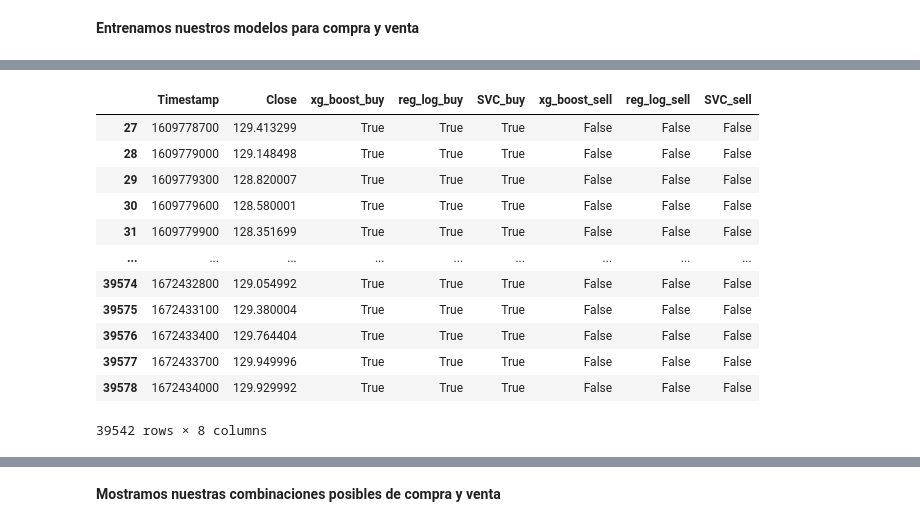
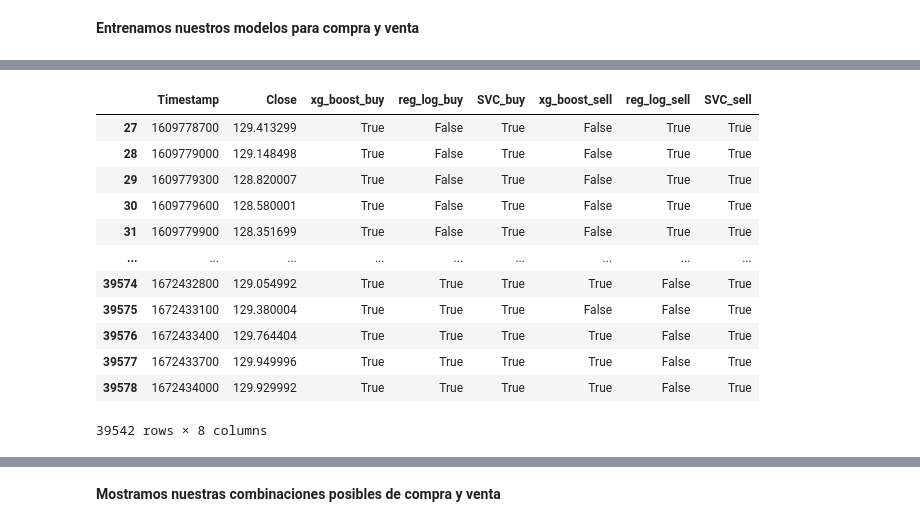
Before and after one commit to rodo1234/003_ML, a Jupyter notebook: prueba.ipynb, the cells around one changed output, grey strips where cells are left out. Cells and saved outputs as stored; diff of their text form; code cells hidden in the pictures.

```diff
--- a/report.ipynb
+++ b/prueba.ipynb
@@ -46,14 +46,16 @@ df
 # %%
 # Buy
 close_data = df[['Timestamp','Close', 'X_t-1', 'X_t-2', 'X_t-3', 'RSI', 'Y_BUY']].dropna()
-x = close_data.drop(columns=['Y_BUY'])
-y = close_data[['Y_BUY']]
-x_train_buy, x_test_buy, y_train_buy, y_test_buy = train_test_split(x, y, test_size=0.3, shuffle=False)
+close_data_bien = close_data.copy()
+x_buy = close_data_bien.drop(columns=['Timestamp','Y_BUY'])
+y_buy = close_data_bien[['Y_BUY']]
+x_train_buy, x_test_buy, y_train_buy, y_test_buy = train_test_split(x_buy, y_buy, test_size=0.3, shuffle=False)
 
 close_data2 = df[['Timestamp','Close', 'X_t-1', 'X_t-2', 'X_t-3', 'RSI', 'Y_SELL']].dropna()
-x = close_data2.drop(columns=['Y_SELL'])
-y = close_data2[['Y_SELL']]
-x_train_sell, x_test_sell, y_train_sell, y_test_sell = train_test_split(x, y, test_size=0.3, shuffle=False)
+close_data_bien2 = close_data2.copy()
+x_sell = close_data_bien2.drop(columns=['Timestamp','Y_SELL'])
+y_sell = close_data_bien2[['Y_SELL']]
+x_train_sell, x_test_sell, y_train_sell, y_test_sell = train_test_split(x_sell, y_sell, test_size=0.3, shuffle=False)
 # %%
 # Escalado para el conjunto de compra
 scaler_buy = StandardScaler()
@@ -180,28 +185,28 @@ Execution time: 2.252304259936015 minutes
 # %%
 # Indicadores Buy
-close_data['xg_boost_buy'] = best_model_xgboost_buy.predict(x)
-close_data['reg_log_buy'] = best_model_reg_log_buy.predict(x)
-close_data['SVC_buy'] = best_model_SVC_buy.predict(x)
+close_data['xg_boost_buy'] = best_model_xgboost_buy.predict(x_buy)
+close_data['reg_log_buy'] = best_model_reg_log_buy.predict(x_buy)
+close_data['SVC_buy'] = best_model_SVC_buy.predict(x_buy)
 # Indicadores Sell
 close_data = close_data.drop(columns=['Y_BUY','RSI','X_t-1','X_t-2','X_t-3'])
-close_data['xg_boost_sell'] = best_model_xgboost_sell.predict(x)
-close_data['reg_log_sell'] = best_model_reg_log_sell.predict(x)
-close_data['SVC_sell'] = best_model_SVC_sell.predict(x)
+close_data['xg_boost_sell'] = best_model_xgboost_sell.predict(x_sell)
+close_data['reg_log_sell'] = best_model_reg_log_sell.predict(x_sell)
+close_data['SVC_sell'] = best_model_SVC_sell.predict(x_sell)
 # Convertimos a boleanos
 close_data['xg_boost_buy'] = np.where(close_data['xg_boost_buy']==1, True, False)
 close_data['xg_boost_sell'] = np.where(close_data['xg_boost_sell']==1, True, False)
 close_data
 # %% [output]
 |  | Timestamp | Close | xg_boost_buy | reg_log_buy | SVC_buy | xg_boost_sell | reg_log_sell | SVC_sell |
-| 27 | 1609778700 | 129.413299 | True | True | True | False | False | False |
-| 28 | 1609779000 | 129.148498 | True | True | True | False | False | False |
-| 29 | 1609779300 | 128.820007 | True | True | True | False | False | False |
-| 30 | 1609779600 | 128.580001 | True | True | True | False | False | False |
-| 31 | 1609779900 | 128.351699 | True | True | True | False | False | False |
+| 27 | 1609778700 | 129.413299 | True | False | True | False | True | True |
+| 28 | 1609779000 | 129.148498 | True | False | True | False | True | True |
+| 29 | 1609779300 | 128.820007 | True | False | True | False | True | True |
+| 30 | 1609779600 | 128.580001 | True | False | True | False | True | True |
+| 31 | 1609779900 | 128.351699 | True | False | True | False | True | True |
 | ... | ... | ... | ... | ... | ... | ... | ... | ... |
-| 39574 | 1672432800 | 129.054992 | True | True | True | False | False | False |
-| 39575 | 1672433100 | 129.380004 | True | True | True | False | False | False |
-| 39576 | 1672433400 | 129.764404 | True | True | True | False | False | False |
-| 39577 | 1672433700 | 129.949996 | True | True | True | False | False | False |
-| 39578 | 1672434000 | 129.929992 | True | True | True | False | False | False |
+| 39574 | 1672432800 | 129.054992 | True | True | True | True | False | True |
+| 39575 | 1672433100 | 129.380004 | True | True | True | False | False | True |
+| 39576 | 1672433400 | 129.764404 | True | True | True | True | False | True |
+| 39577 | 1672433700 | 129.949996 | True | True | True | True | False | True |
+| 39578 | 1672434000 | 129.929992 | True | True | True | True | False | True |
 39542 rows × 8 columns
```
Also changed, not shown: parts of 11 cells of this notebook, 4 other files.
